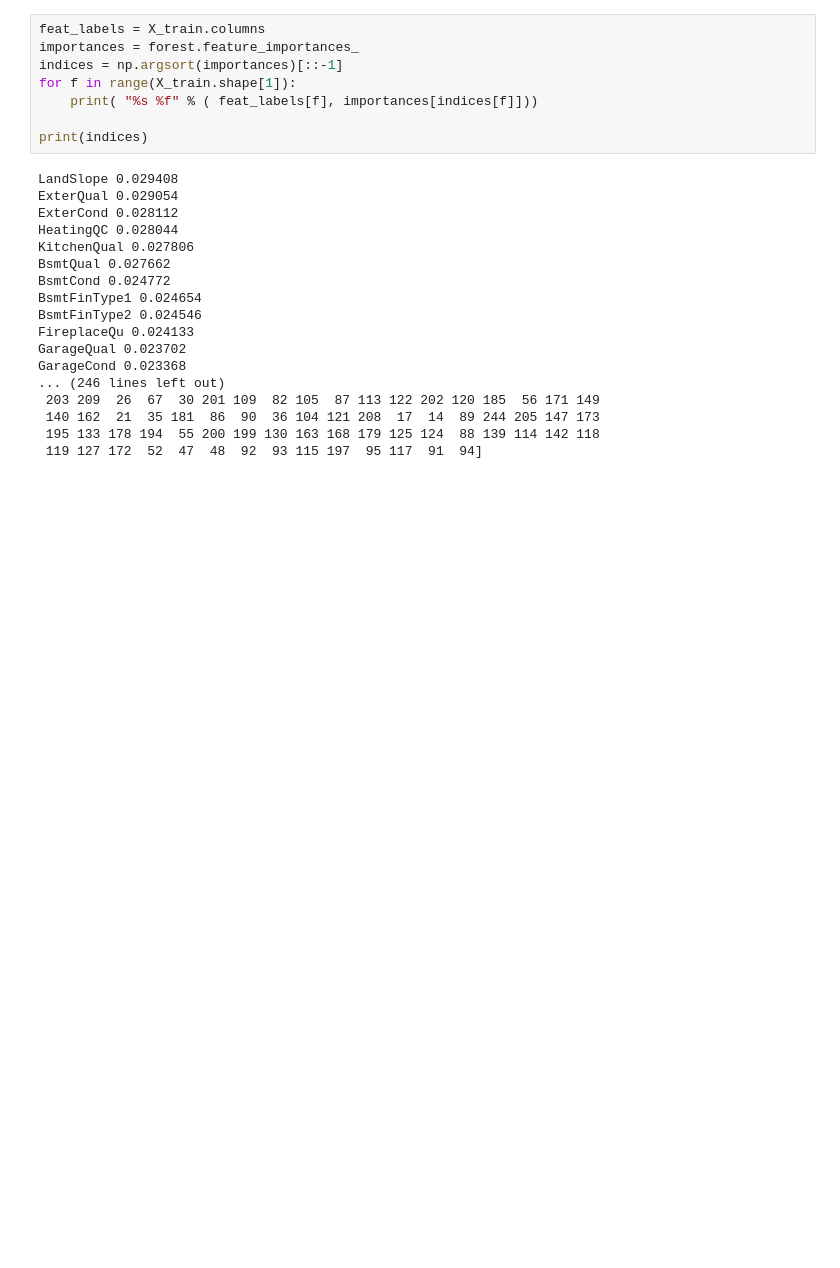
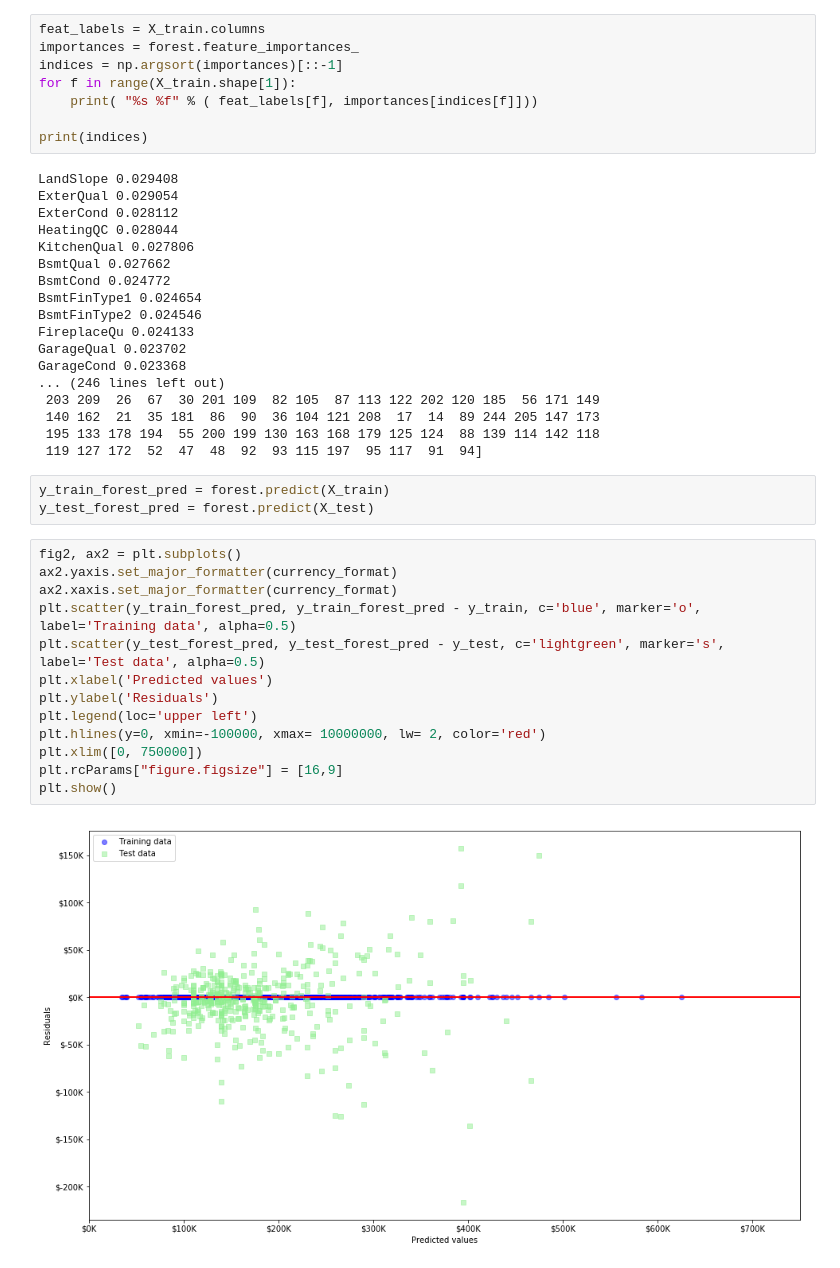
Before and after one commit to aaronyan/house-price-regression, a Jupyter notebook: house-price-regression.ipynb, the cells around one changed output. Cells and saved outputs as stored; diff of their text form; blank space fills up the shorter version.

Commit message:
Add graphing of forest model residuals

```diff
--- a/house-price-regression.ipynb
+++ b/house-price-regression.ipynb
@@ -377,3 +377,21 @@ GarageCond 0.023368
  140 162  21  35 181  86  90  36 104 121 208  17  14  89 244 205 147 173
  195 133 178 194  55 200 199 130 163 168 179 125 124  88 139 114 142 118
  119 127 172  52  47  48  92  93 115 197  95 117  91  94]
+# %%
+y_train_forest_pred = forest.predict(X_train)
+y_test_forest_pred = forest.predict(X_test)
+# %%
+fig2, ax2 = plt.subplots()
+ax2.yaxis.set_major_formatter(currency_format)
+ax2.xaxis.set_major_formatter(currency_format)
+plt.scatter(y_train_forest_pred, y_train_forest_pred - y_train, c='blue', marker='o', label='Training data', alpha=0.5)
+plt.scatter(y_test_forest_pred, y_test_forest_pred - y_test, c='lightgreen', marker='s', label='Test data', alpha=0.5)
+plt.xlabel('Predicted values')
+plt.ylabel('Residuals')
+plt.legend(loc='upper left')
+plt.hlines(y=0, xmin=-100000, xmax= 10000000, lw= 2, color='red')
+plt.xlim([0, 750000])
+plt.rcParams["figure.figsize"] = [16,9]
+plt.show()
+# %% [output]
+[figure, added]
```
Also changed, not shown: parts of 1 cell of this notebook.
